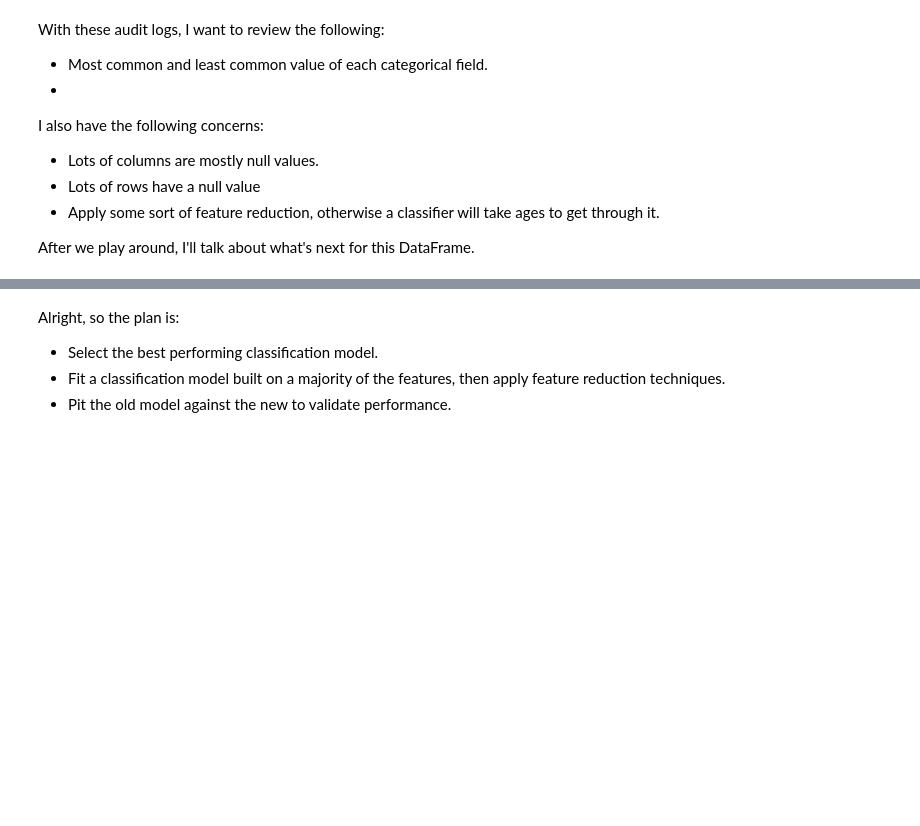
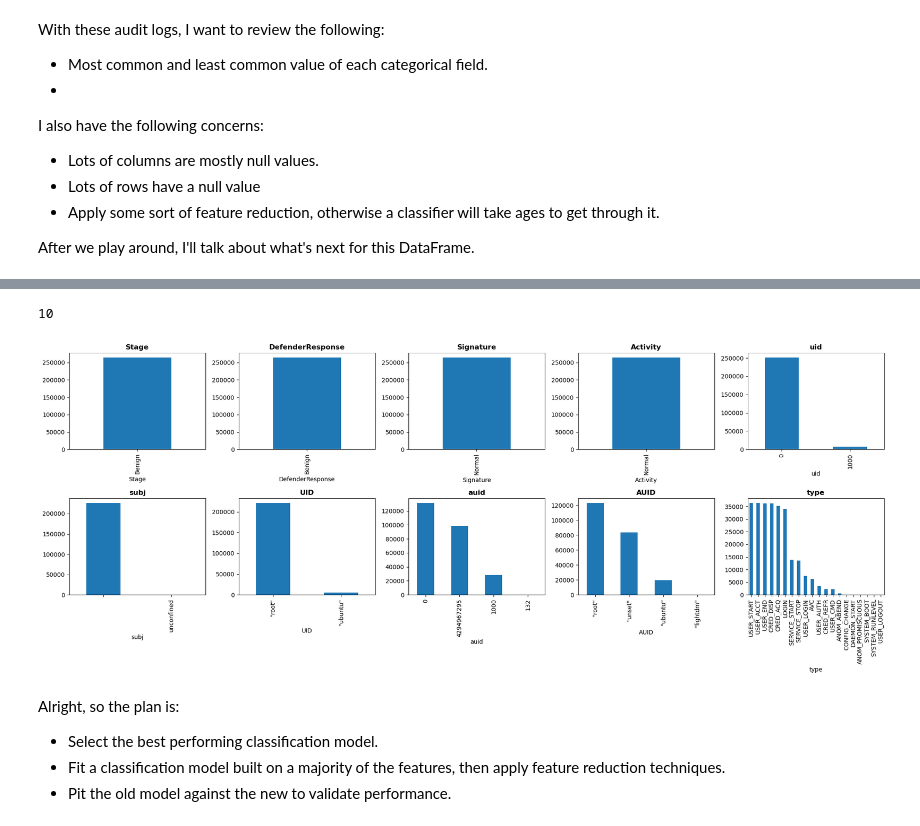
Before and after one commit to birbarino/Data-Analytics-Capstone, a Jupyter notebook: notebooks/eda.ipynb, the cells around one changed output, grey strips where cells are left out. Drawn from its saved outputs; the diff is of its cells as text; code cells hidden in the pictures; blank space fills up the shorter version.

```diff
--- a/notebooks/eda.ipynb
+++ b/notebooks/eda.ipynb
@@ -58,0 +62,3 @@ memory usage: 74.1 MB
+# %%
+nunique_sorted = audit_df.nunique().sort_values(ascending=True)
+nunique_sorted
@@ -59,3 +82,20 @@ memory usage: 74.1 MB
+# %%
+cols = nunique_sorted[:-5].index
+len(cols)
+# %% [output]
+10
+# %%
+fig, axes = plt.subplots(2, 5, figsize=(20,8))
+axes = axes.flatten()
+
+for i, col in enumerate(cols):
+    audit_df[col].value_counts().plot(kind='bar', ax=axes[i])
+    axes[i].set_title(col, fontweight='bold')
+
+plt.tight_layout()
+plt.show()
+# %% [output]
+[figure, added]
 # %% [markdown]
 Alright, so the plan is:
 - Select the best performing classification model.
```
Also changed, not shown: parts of 10 cells of this notebook.
